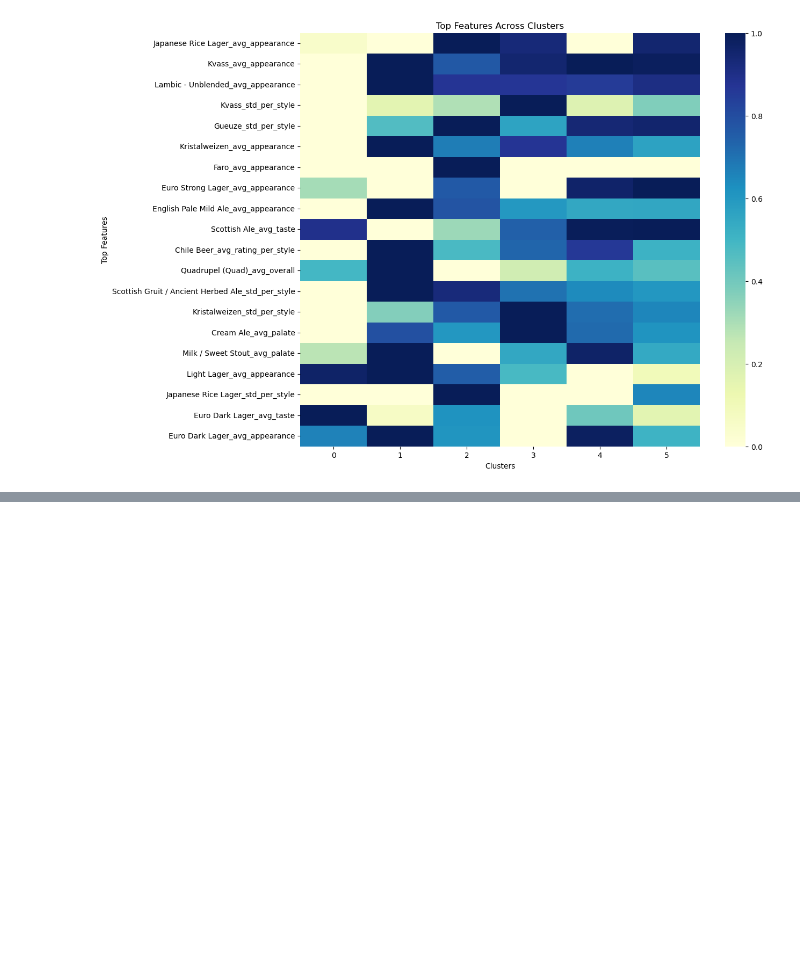
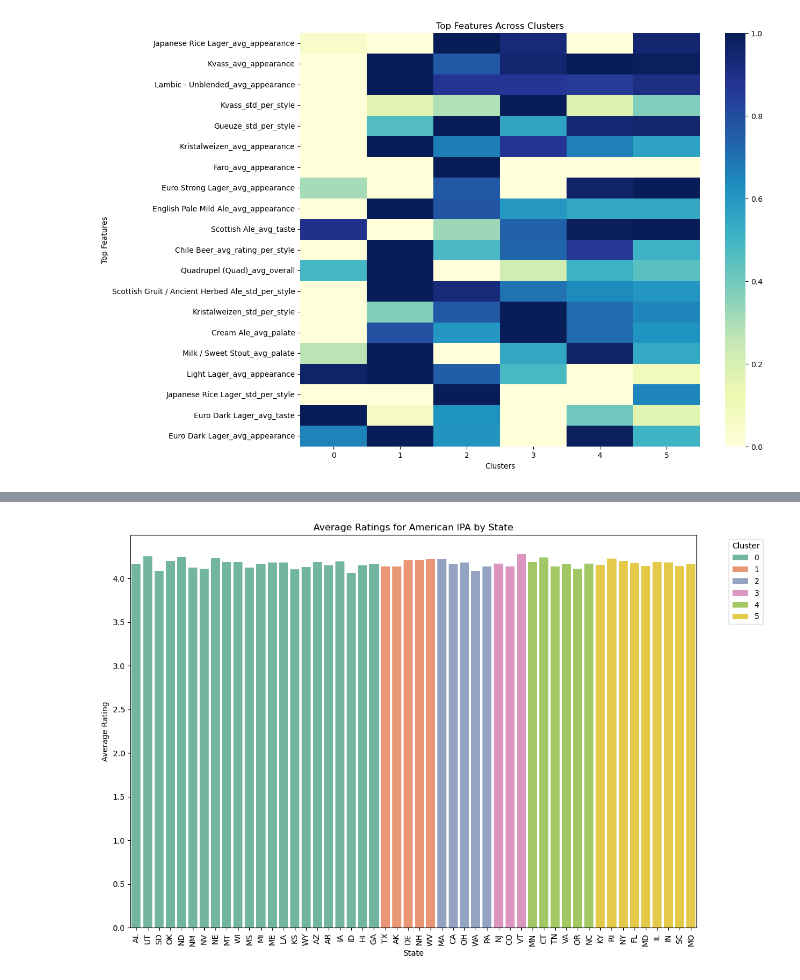
Before and after one commit to epfl-ada/ada-2024-project-x0x0, a Jupyter notebook: src/questions/styleClustering/K_cluster.ipynb, the cells around one changed output, grey strips where cells are left out. Saved outputs shown, nothing was run; the diff lists cells and outputs as text; code cells hidden in the pictures; blank space fills up the shorter version.

```diff
--- a/src/questions/styleClustering/K_cluster.ipynb
+++ b/src/questions/styleClustering/K_cluster.ipynb
@@ -239,0 +257,44 @@ IndexError: index 0 is out of bounds for axis 0 with size 0
+# %%
+import pandas as pd
+import matplotlib.pyplot as plt
+import seaborn as sns
+
+# Step 1: Filter BA_US_knn_text for 'American IPA' style
+american_ipa_reviews = BA_US_knn_text[BA_US_knn_text['style'] == 'American Double / Imperial IPA']
+
+# Step 2: Calculate the average rating for 'American IPA' by user_state
+state_avg_scores = american_ipa_reviews.groupby('user_state')['rating'].mean().reset_index()
+
+# Step 3: Create a mapping from full state names to state abbreviations
+state_abbreviation_map = dict(zip(df_cleaned['user_state'], df_cleaned['state_abbreviation']))
+
+# Step 4: Map the user_state in state_avg_scores to the corresponding abbreviation
+state_avg_scores['state_abbreviation'] = state_avg_scores['user_state'].map(state_abbreviation_map)
+
+# Step 5: Merge with df_cleaned to include cluster information
+state_avg_scores_with_cluster = state_avg_scores.merge(df_cleaned[['state_abbreviation', 'Cluster']],
+                                                       on='state_abbreviation',
+                                                       how='left')
+
+# Step 6: Sort by Cluster to ensure all states in the same cluster are grouped together
+state_avg_scores_with_cluster = state_avg_scores_with_cluster.sort_values('Cluster')
+
+# Step 7: Assign a color to each cluster using seaborn's color palette
+sns.set_palette("Set2")  # Optional: Choose a color palette that suits your needs
+plt.figure(figsize=(12, 8))
+
+# Step 8: Create the plot with states on the x-axis and average rating on the y-axis
+sns.barplot(x='state_abbreviation', y='rating', hue='Cluster', data=state_avg_scores_with_cluster, dodge=False)
+
+# Step 9: Adjust plot settings for better readability
+plt.title('Average Ratings for American IPA by State')
+plt.xlabel('State')
+plt.ylabel('Average Rating')
+plt.xticks(rotation=90)  # Rotate state abbreviations for readability
+plt.legend(title='Cluster', bbox_to_anchor=(1.05, 1), loc='upper left')
+plt.tight_layout()  # Adjust layout to prevent clipping of labels
+
+# Step 10: Show the plot
+plt.show()
+# %% [output]
+[figure, added]
```
Also changed, not shown: parts of 9 cells of this notebook, 2 other files.
